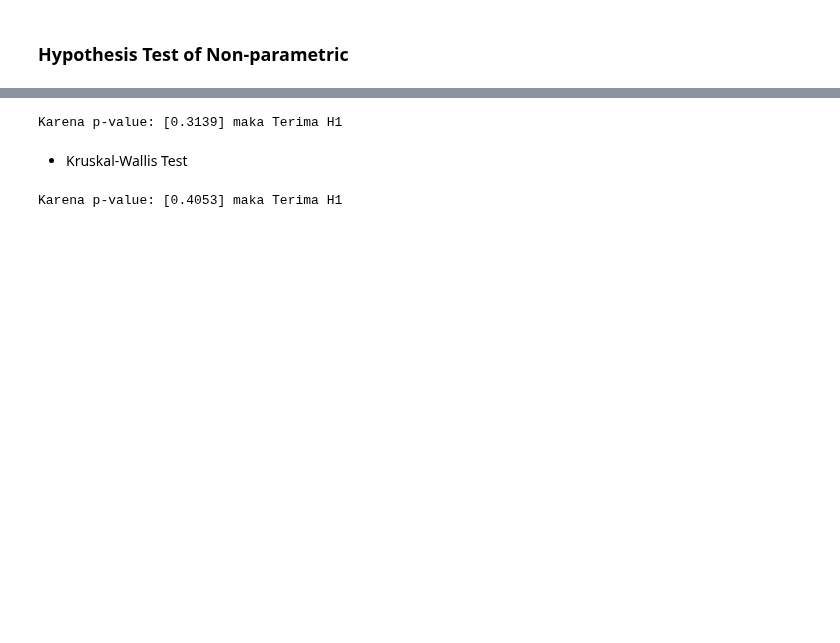
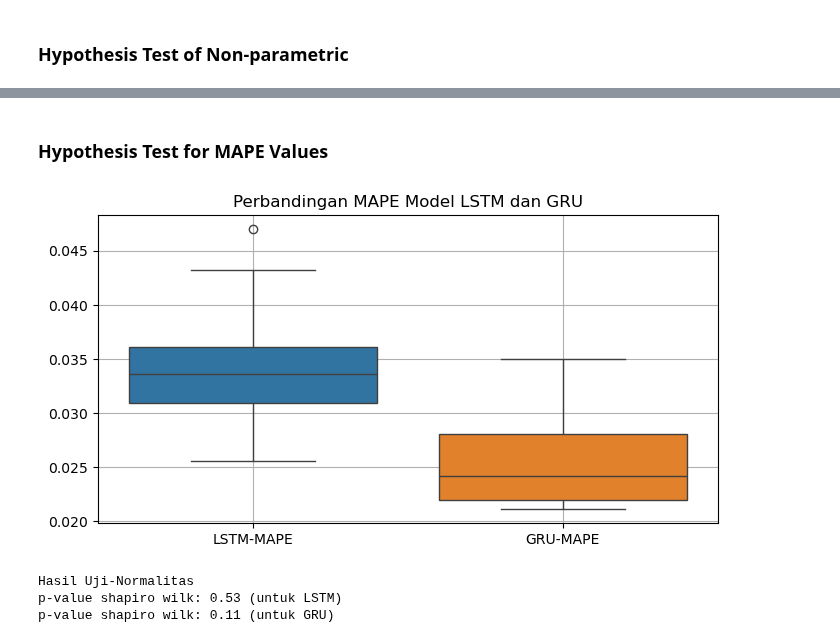
Before and after one commit to kusin/tensorflow-btc-usd-v2, a Jupyter notebook: K06-Uji-Hipotesis.ipynb, the cells around one changed output, grey strips where cells are left out. Cells and saved outputs as stored; diff of their text form; code cells hidden in the pictures; blank space fills up the shorter version.

```diff
--- a/K06-Uji-Hipotesis.ipynb
+++ b/K06-Uji-Hipotesis.ipynb
@@ -27,16 +25,3 @@ np.round(dataset[:5],3)
 | 2 | 0.996 | 1306.03 | 1594.93 | 0.047 | 215.56 | 0.998 | 1055.42 | 1534.85 | 0.030 | 186.80 |
 | 3 | 0.996 | 1253.72 | 1644.21 | 0.043 | 207.76 | 0.997 | 683.48 | 1053.63 | 0.022 | 183.21 |
 | 4 | 0.997 | 909.17 | 1456.14 | 0.026 | 217.82 | 0.998 | 729.81 | 1151.63 | 0.021 | 189.79 |
-# %%
-# define boxplot
-fig, ax = plt.subplots(figsize=(8,4))
-ax.boxplot(dataset[["LSTM-MAPE", "GRU-MAPE"]], labels=['LSTM', 'GRU'], patch_artist=True, widths=(0.5, 0.5))
-
-# set labels
-ax.set_title('Perbandingan MAPE Model LSTM dan GRU')
-ax.set_xlabel('')
-ax.set_ylabel('')
-ax.grid(True)
-
-# show boxplot
-plt.show()
@@ -58,3 +30,18 @@ GRU_MAPE = scaler.fit_transform(np.array(dataset["GRU-MAPE"]).reshape(-1,1))
+# %%
+def boxplot(dataset, title):
+
+  # create boxplot
+  fig, ax = plt.subplots(figsize=(8,4))
+  sns.boxplot(data=dataset)
+
+  # set labels
+  ax.set_title(title)
+  ax.set_xlabel('')
+  ax.set_ylabel('')
+  ax.grid(True)
+
+  # show boxplot
+  plt.show()
 # %%
 # Hipotesa Awal
 # H0 = Nilai R dan MAPE terdistribusi normal
@@ -97,24 +59,0 @@ Karena p-value: [0.427] maka Terima H1
-# %%
-# Wilcoxon Rank Test
-MAPE = np.round(sc.wilcoxon(LSTM_MAPE, GRU_MAPE).pvalue,4)
-
-# Intrepetasi hasil
-if MAPE < 0.05:
-  print("Karena p-value:",MAPE,"maka Terima H0")
-else :
-  print("Karena p-value:",MAPE,"maka Terima H1")
-# %% [output]
-Karena p-value: [0.3139] maka Terima H1
-# %% [markdown]
-- Kruskal-Wallis Test
-# %%
-# Kruskal-Wallis Test
-MAPE = np.round(sc.kruskal(LSTM_MAPE, GRU_MAPE).pvalue,4)
-
-# Intrepetasi hasil
-if MAPE < 0.05:
-  print("Karena p-value:",MAPE,"maka Terima H0")
-else :
-  print("Karena p-value:",MAPE,"maka Terima H1")
-# %% [output]
-Karena p-value: [0.4053] maka Terima H1
@@ -120,0 +107,12 @@ Karena p-value: [0.4053] maka Terima H1
+# %% [markdown]
+### Hypothesis Test for MAPE Values
+# %%
+boxplot(dataset[["LSTM-MAPE", "GRU-MAPE"]], "Perbandingan MAPE Model LSTM dan GRU")
+# %% [output]
+[figure, added]
+# %%
+normality(dataset["LSTM-MAPE"], dataset["GRU-MAPE"])
+# %% [output]
+Hasil Uji-Normalitas
+p-value shapiro wilk: 0.53 (untuk LSTM)
+p-value shapiro wilk: 0.11 (untuk GRU)
```
Also changed, not shown: parts of 17 cells of this notebook, 9 other files.
